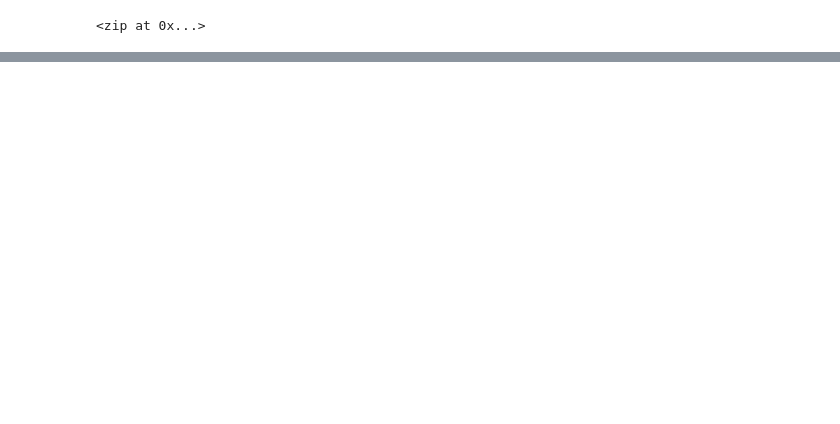
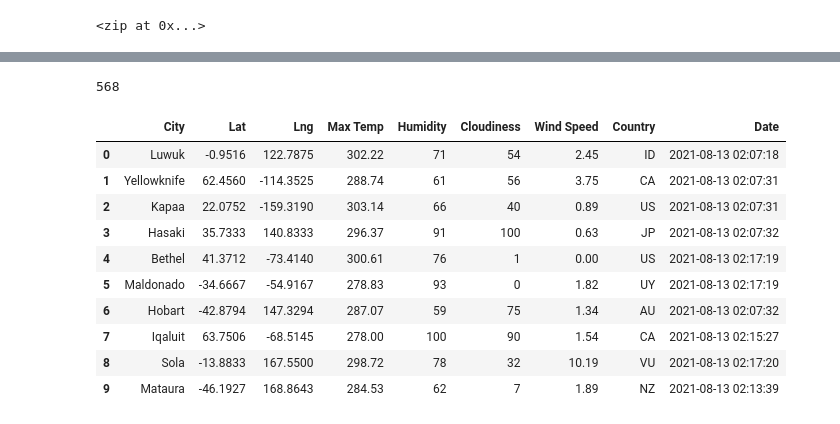
Before and after one commit to freddie784/World_Weather_Analysis, a Jupyter notebook: WeatherPY.ipynb, the cells around one changed output, grey strips where cells are left out. Saved outputs shown, nothing was run; the diff lists cells and outputs as text; code cells hidden in the pictures; blank space fills up the shorter version.

Commit message:
added data from weather API to a dictionary

```diff
--- a/WeatherPY.ipynb
+++ b/WeatherPY.ipynb
@@ -30,0 +36,2 @@ len(cities)
+# %%
+url = "http://api.openweathermap.org/data/2.5/weather?APPID=" + weatherAPIkey
@@ -30,0 +111,19 @@ len(cities)
+# %%
+len(cityData)
+# %% [output]
+568
+# %%
+cityDataDF = pd.DataFrame(cityData)
+cityDataDF.head(10)
+# %% [output]
+|  | City | Lat | Lng | Max Temp | Humidity | Cloudiness | Wind Speed | Country | Date |
+| 0 | Luwuk | -0.9516 | 122.7875 | 302.22 | 71 | 54 | 2.45 | ID | 2021-08-13 02:07:18 |
+| 1 | Yellowknife | 62.4560 | -114.3525 | 288.74 | 61 | 56 | 3.75 | CA | 2021-08-13 02:07:31 |
+| 2 | Kapaa | 22.0752 | -159.3190 | 303.14 | 66 | 40 | 0.89 | US | 2021-08-13 02:07:31 |
+| 3 | Hasaki | 35.7333 | 140.8333 | 296.37 | 91 | 100 | 0.63 | JP | 2021-08-13 02:07:32 |
+| 4 | Bethel | 41.3712 | -73.4140 | 300.61 | 76 | 1 | 0.00 | US | 2021-08-13 02:17:19 |
+| 5 | Maldonado | -34.6667 | -54.9167 | 278.83 | 93 | 0 | 1.82 | UY | 2021-08-13 02:17:19 |
+| 6 | Hobart | -42.8794 | 147.3294 | 287.07 | 59 | 75 | 1.34 | AU | 2021-08-13 02:07:32 |
+| 7 | Iqaluit | 63.7506 | -68.5145 | 278.00 | 100 | 90 | 1.54 | CA | 2021-08-13 02:15:27 |
+| 8 | Sola | -13.8833 | 167.5500 | 298.72 | 78 | 32 | 10.19 | VU | 2021-08-13 02:17:20 |
+| 9 | Mataura | -46.1927 | 168.8643 | 284.53 | 62 | 7 | 1.89 | NZ | 2021-08-13 02:13:39 |
```
Also changed, not shown: parts of 8 cells of this notebook, 3 other files.
